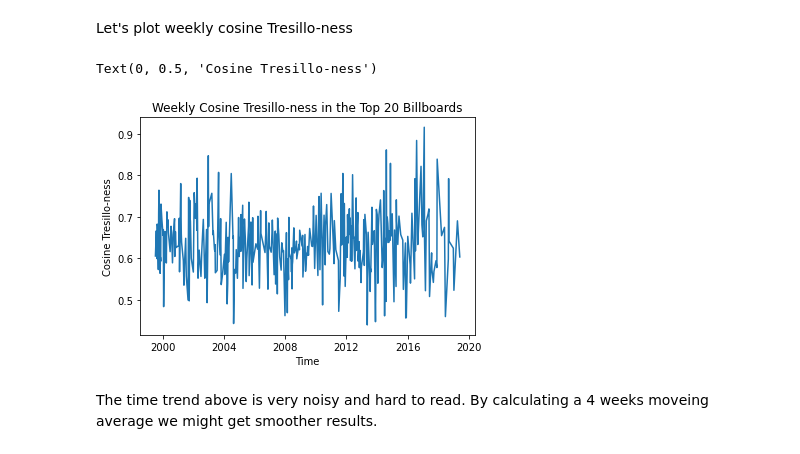
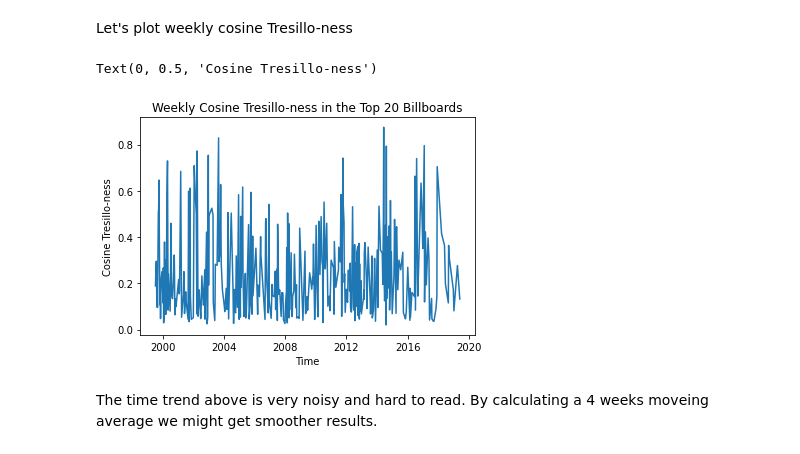
Before and after one commit to pushkarjajoria/Tresillo, a Jupyter notebook: src/milestone_3_sugessted_structure.ipynb, the cells around one changed output. Drawn from its saved outputs; the diff is of its cells as text; code cells hidden in the pictures.

```diff
--- a/src/milestone_3_sugessted_structure.ipynb
+++ b/src/milestone_3_sugessted_structure.ipynb
@@ -38,10 +42,10 @@ In our project we would like to discuss the use of a rhythm, which we refer to a
 - We assume that a time sample of about 30 seconds is suitable to present the main rythm of a pop song. This assumptions is related to the difficultys of finding puplic available midi data for recent pop music. While we couldn't find a data source providing the midi data of the full songs, we managed to find midi data for shorter samples of the songs. The average sample length is 44.1 sec.
 # %%
 #Some numbers regarding our song length assumption, not adressed in the former notebooks
-list_midis = os.listdir(home_dir + r"/dataset/project_midi/billboard")
+list_midis = os.listdir(home_dir + r"dataset/project_midi/billboard")
 length_midis = []
 for el in list_midis:
-    midi_data = pretty_midi.PrettyMIDI(home_dir + "/dataset/project_midi/billboard" +'/'+el)
+    midi_data = pretty_midi.PrettyMIDI(home_dir + "dataset/project_midi/billboard" +'/'+el)
     length_midis.append(midi_data.get_end_time())
 
 average_midi_length = (sum(length_midis)/len(length_midis))
@@ -143,0 +300,14 @@ _NOTE: Both the datasets used to evaluate $S^*$ are from the validation/test set
+# %%
+def calc_cosine_sim(rythm_vectors, tresillo_vector, model):
+    rythm_vectors['cosine_sim_tresillo'] = model.similarity(rythm_vectors.to_numpy()[:,:16],tresillo_vector).cpu().detach().numpy()
+    return rythm_vectors
+
+def bootstrap_CI(data, nbr_draws):
+    means = np.zeros(nbr_draws)
+    data = np.array(data)
+
+    for n in range(nbr_draws):
+        indices = np.random.randint(0, len(data), len(data))
+        data_tmp = data[indices]
+        means[n] = np.nanmean(data_tmp)
+    return [np.nanpercentile(means, 2.5),np.nanpercentile(means, 97.5)]
@@ -578,14 +646,0 @@ The third function calculates the 2.5% and the 97.5% confidence intervals of the
-# %%
-def calc_cosine_sim(rythm_vectors, tresillo_vector):
-    rythm_vectors['cosine_sim_tresillo'] = model.similarity(rythm_vectors.loc[:,"0":"15"],tresillo_vector)
-    return rythm_vectors
-
-def bootstrap_CI(data, nbr_draws):
-    means = np.zeros(nbr_draws)
-    data = np.array(data)
-
-    for n in range(nbr_draws):
-        indices = np.random.randint(0, len(data), len(data))
-        data_tmp = data[indices]
-        means[n] = np.nanmean(data_tmp)
-    return [np.nanpercentile(means, 2.5),np.nanpercentile(means, 97.5)]
@@ -678,12 +651,12 @@ Now that we explored several ways to compute Tresillo-ness, we can calculate the
 First let us load the rhythm vectors of our billboard songs and let's also merge it to the metadata of the billboard songs.
 The metadata of the billboard songs includes time signatures with which we can Tresillo-ness over time.
 # %%
-df_billboard = pd.read_csv(home_dir + '/dataset/rythm_vectors/rythm_vectors_billboard.csv')
-df_billboard_meta = pd.read_csv(home_dir + '/dataset/billboard_data_sets/billboard_1999-2019_unique_top_20_selection.csv')
+df_billboard = pd.read_csv(home_dir + 'dataset/rythm_vectors/rythm_vectors_billboard.csv')
+df_billboard_meta = pd.read_csv(home_dir + 'dataset/billboard_1999-2019_unique_top_20_selection.csv')
 
 #calculate cosine simularity
 df_billboard = collapse_normalize_vectors(df_billboard)
-df_billboard_sim = calc_cosine_sim(df_billboard, vector_vanilla_tresillo)
+df_billboard_sim = calc_cosine_sim(df_billboard, vector_vanilla_tresillo, model)
 
 #prepare for merge with meta data
 df_billboard_sim['song_artist'] = df_billboard_sim.index
@@ -693,8 +666,8 @@ df_billboard_sim = df_billboard_sim.drop(['song_artist'], axis=1)
 
 #merge data frames
 df_billboard_merged = df_billboard_sim.merge(df_billboard_meta, left_on=['song','artist'], right_on=['Name', 'Artists'], how='left')
-df_billboard_reduced = df_bilboard_merged[['Name', 'Artists', 'Peak.position', 'Week', 'Genre', 'cosine_sim_tresillo']]
+df_billboard_reduced = df_billboard_merged[['Name', 'Artists', 'Peak.position', 'Week', 'Genre', 'cosine_sim_tresillo']]
 #let's look at some songs with very high tresillo-ness
-df_billboard_reduced[df_billboard_reduced['cosine_sim_tresillo']>0.85]
+df_billboard_reduced[df_billboard_reduced['cosine_sim_tresillo']>0.80]
 # %% [output]
 |  | Name | Artists | Peak.position | Week | Genre | cosine_sim_tresillo |
@@ -707,14 +677,14 @@ df_billboard_reduced[df_billboard_reduced['cosine_sim_tresillo']>0.85]
 # %% [markdown]
 Let's plot weekly cosine Tresillo-ness
 # %%
-df_bilboard_merged_weekly = df_bilboard_merged.groupby(['Week'])['cosine_sim_tresillo'].agg(['mean']).reset_index()
+df_bilboard_merged_weekly = df_billboard_merged.groupby(['Week'])['cosine_sim_tresillo'].agg(['mean']).reset_index()
 plt.plot(pd.to_datetime(df_bilboard_merged_weekly.Week), df_bilboard_merged_weekly['mean'])
 plt.title('Weekly Cosine Tresillo-ness in the Top 20 Billboards')
 plt.xlabel('Time')
 plt.ylabel('Cosine Tresillo-ness')
 # %% [output]
 Text(0, 0.5, 'Cosine Tresillo-ness')
-[figure, old version]
+[figure, new version]
 # %% [markdown]
 The time trend above is very noisy and hard to read. By calculating a 4 weeks moveing average we might get smoother results.
 # %%
```
Also changed, not shown: parts of 74 cells of this notebook, 5 other files.
